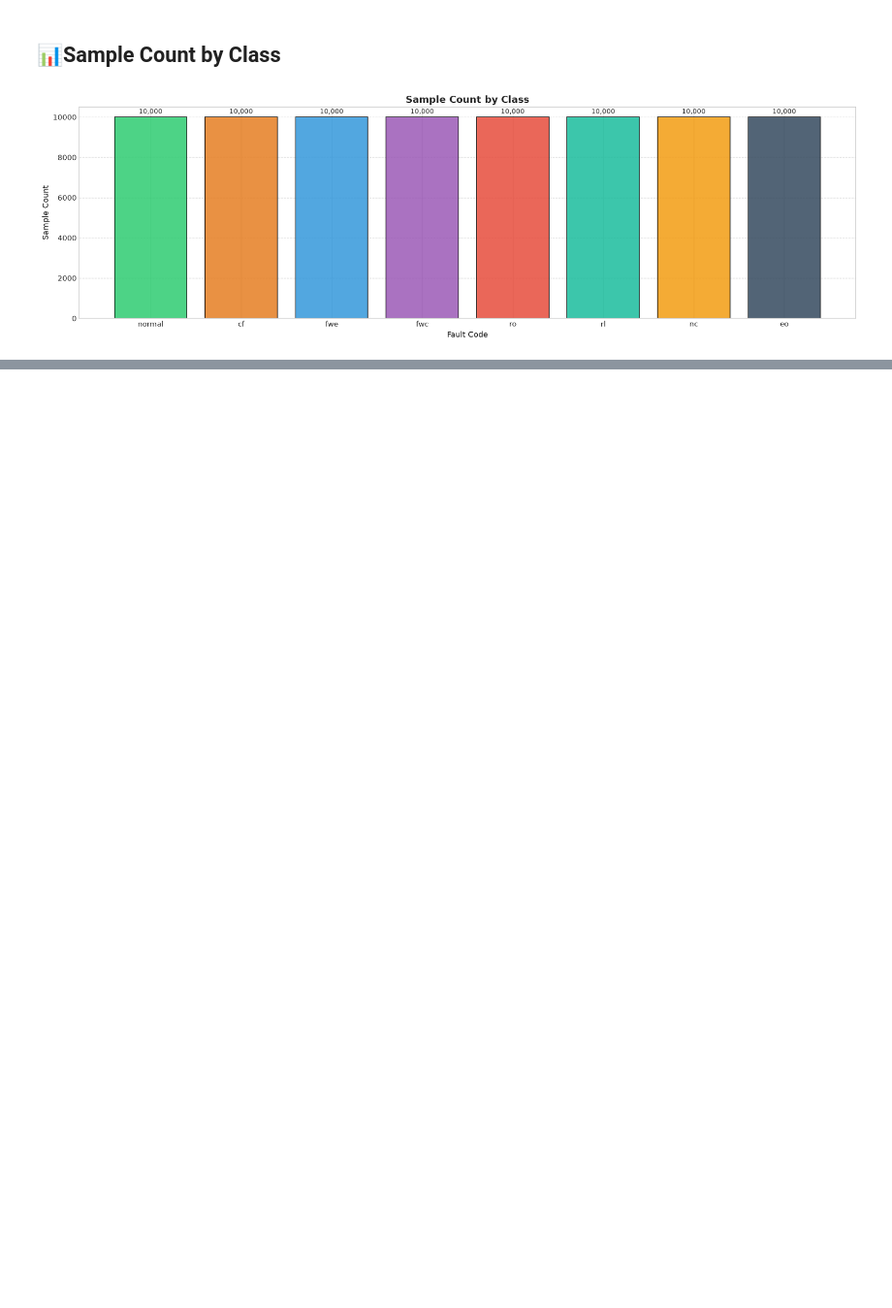
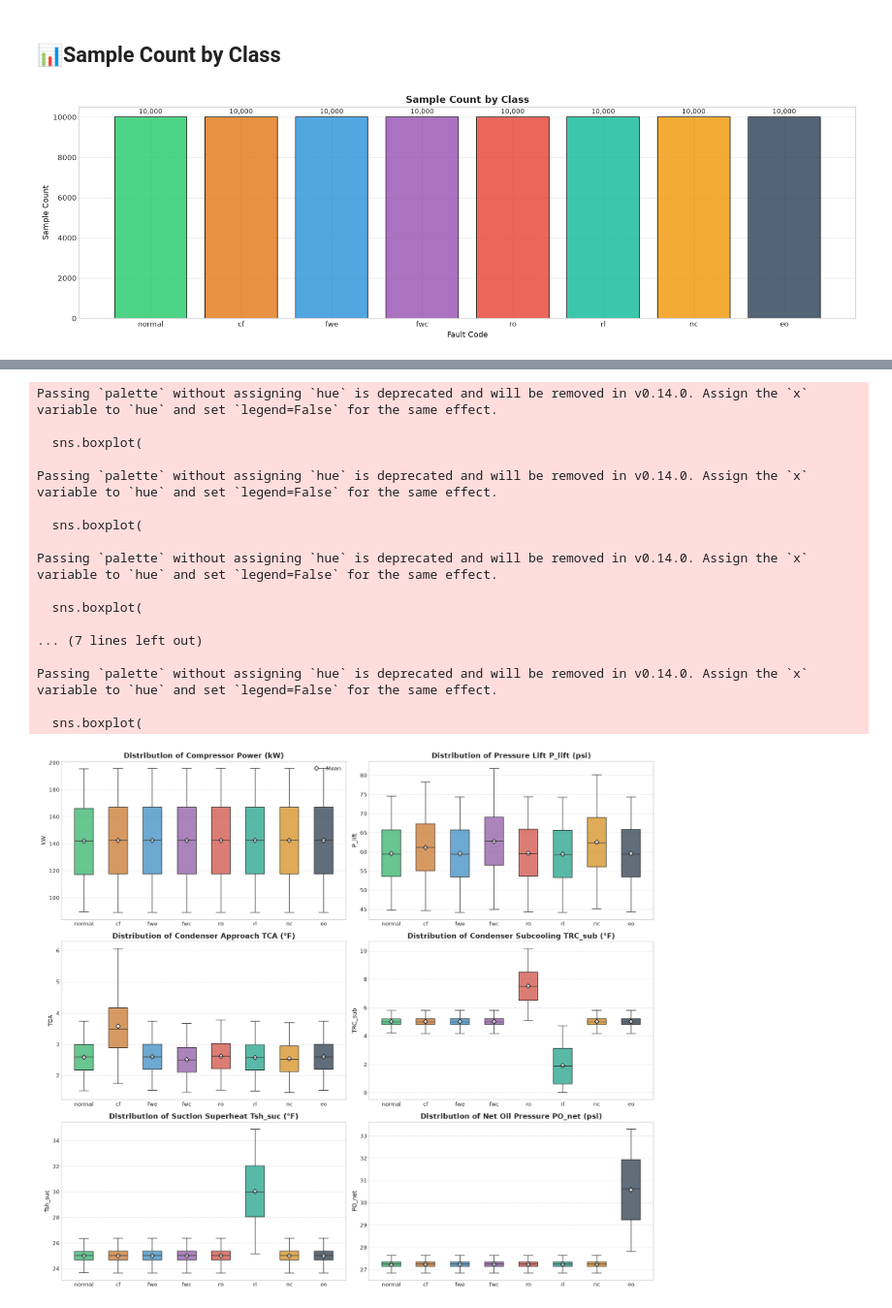
Before and after one commit to HenriqueOliveira2007/eda-chiller-fault-detection-diagnostics-dataset, a Jupyter notebook: analysis.ipynb, the cells around one changed output, grey strips where cells are left out. Shown at 97% size. Saved outputs shown, nothing was run; the diff lists cells and outputs as text; code cells hidden in the pictures; blank space fills up the shorter version.

```diff
--- a/analysis.ipynb
+++ b/analysis.ipynb
@@ -218,0 +270,59 @@ plt.show()
+# %%
+key_features = [
+    ('kW', 'Compressor Power (kW)'),
+    ('P_lift', 'Pressure Lift P_lift (psi)'),
+    ('TCA', 'Condenser Approach TCA (°F)'),
+    ('TRC_sub', 'Condenser Subcooling TRC_sub (°F)'),
+    ('Tsh_suc', 'Suction Superheat Tsh_suc (°F)'),
+    ('PO_net', 'Net Oil Pressure PO_net (psi)')
+]
+
+fig, axes = plt.subplots(3, 2, figsize=(16, 14))
+axes = axes.flatten()
+
+for idx, (col, title) in enumerate(key_features):
+    ax = axes[idx]
+    sns.boxplot(
+        data=df,
+        x='fault',
+        y=col,
+        order=FAULT_ORDER,
+        palette=PALETTE,
+        ax=ax,
+        showfliers=False,
+        width=0.55,
+        boxprops=dict(alpha=0.8, edgecolor='black')
+    )
+    # Add mean marker points
+    means = df.groupby('fault', observed=True)[col].mean()[FAULT_ORDER]
+    ax.plot(range(len(FAULT_ORDER)), means, 'D', color='white', markeredgecolor='black', markersize=6, label='Mean' if idx == 0 else "")
+
+    ax.set_title(f'Distribution of {title}', fontweight='bold')
+    ax.set_xlabel('')
+    ax.set_ylabel(col)
+    ax.grid(axis='y', linestyle='--', alpha=0.6)
+    if idx == 0:
+        ax.legend(loc='upper right')
+
+plt.tight_layout()
+plt.savefig('key_features_boxplots.png')
+plt.show()
+# %% [output]
+Passing `palette` without assigning `hue` is deprecated and will be removed in v0.14.0. Assign the `x` variable to `hue` and set `legend=False` for the same effect.
+
+  sns.boxplot(
+
+Passing `palette` without assigning `hue` is deprecated and will be removed in v0.14.0. Assign the `x` variable to `hue` and set `legend=False` for the same effect.
+
+  sns.boxplot(
+
+Passing `palette` without assigning `hue` is deprecated and will be removed in v0.14.0. Assign the `x` variable to `hue` and set `legend=False` for the same effect.
+
+  sns.boxplot(
+
+... (7 lines left out)
+
+Passing `palette` without assigning `hue` is deprecated and will be removed in v0.14.0. Assign the `x` variable to `hue` and set `legend=False` for the same effect.
+
+  sns.boxplot(
+[figure, added]
```
Also changed, not shown: parts of 4 cells of this notebook, 5 other files.
